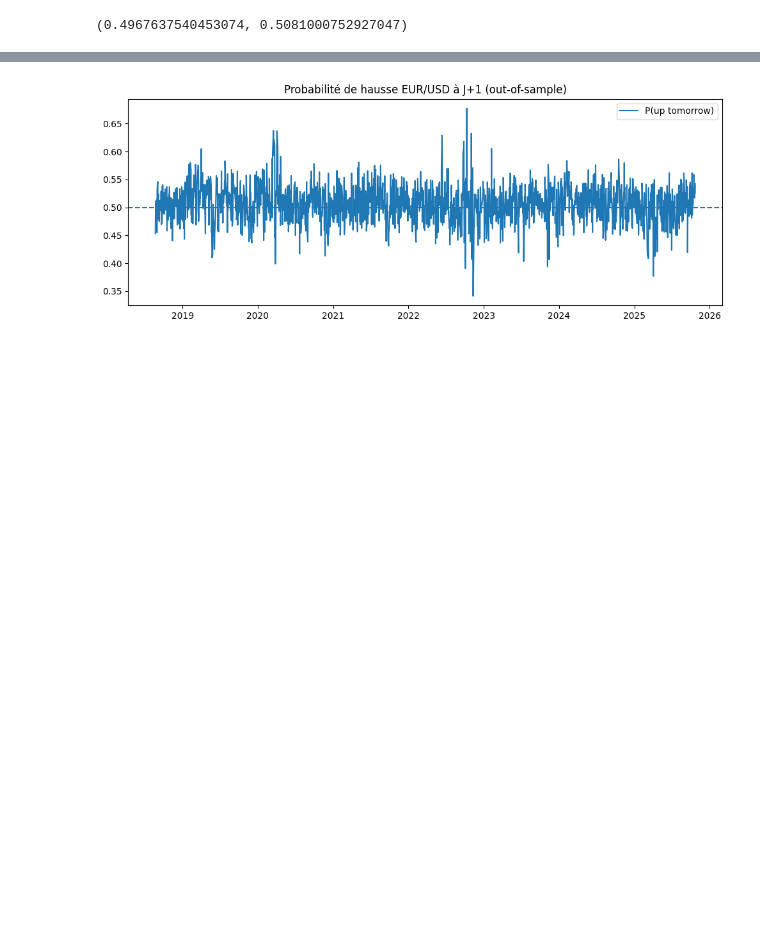
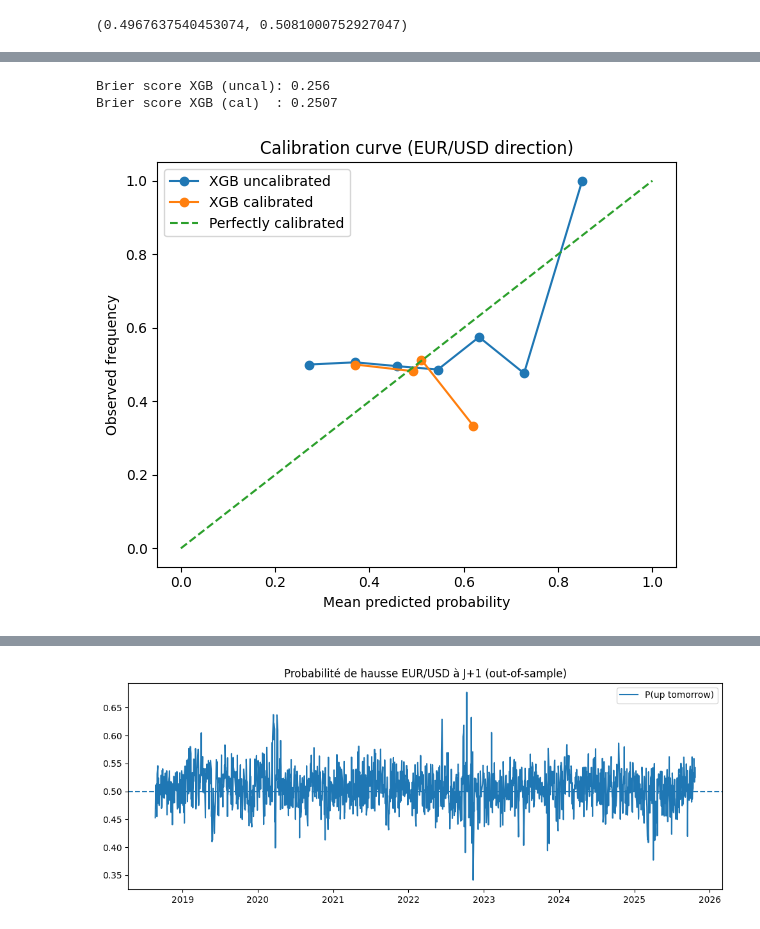
Before and after one commit to martou12/projet-ml-, a Jupyter notebook: notebooks/03_advanced_models.ipynb, the cells around one changed output, grey strips where cells are left out. Cells and saved outputs as stored; diff of their text form; code cells hidden in the pictures; blank space fills up the shorter version.

```diff
--- a/notebooks/03_advanced_models.ipynb
+++ b/notebooks/03_advanced_models.ipynb
@@ -183,3 +195,23 @@ Classification report:
    macro avg      0.496     0.496     0.493      1854
 weighted avg      0.496     0.497     0.493      1854
 (0.4967637540453074, 0.5081000752927047)
+# %%
+from sklearn.calibration import CalibratedClassifierCV, calibration_curve
+from sklearn.metrics import brier_score_loss
+from sklearn.model_selection import TimeSeriesSplit
+
+# Calibration des probabilités de XGBoost
+# On utilise TimeSeriesSplit pour rester cohérent avec finance (anti fuite)
+
+tscv = TimeSeriesSplit(n_splits=5)
+
+xgb_cal = CalibratedClassifierCV(
+    estimator=xgb_model,
+    method="isotonic",   # souvent meilleur mais peut overfit un peu
+    cv=tscv
+)
+
+xgb_cal.fit(X_train, y_train)
+
+# Évaluation standard
+evaluate_classifier(xgb_cal, X_train, y_train, X_test, y_test, name="XGBoost calibrated")
@@ -185,0 +236,27 @@ weighted avg      0.496     0.497     0.493      1854
+# %%
+# On récupère les probabilités de hausse (classe 1) sur le test
+proba_xgb = xgb_model.predict_proba(X_test)[:, 1]       # XGB "brut"
+proba_xgb_cal = xgb_cal.predict_proba(X_test)[:, 1]     # XGB calibré
+
+# Brier score = mesure la qualité des probabilités
+# plus c'est bas, plus les probas sont "fiables"
+print("Brier score XGB (uncal):", round(brier_score_loss(y_test, proba_xgb), 4))
+print("Brier score XGB (cal)  :", round(brier_score_loss(y_test, proba_xgb_cal), 4))
+# %% [output]
+Brier score XGB (uncal): 0.256
+Brier score XGB (cal)  : 0.2507
+# %%
+frac_pos_uncal, mean_pred_uncal = calibration_curve(y_test, proba_xgb, n_bins=10)
+frac_pos_cal, mean_pred_cal = calibration_curve(y_test, proba_xgb_cal, n_bins=10)
+plt.figure(figsize=(6, 5))
+plt.plot(mean_pred_uncal, frac_pos_uncal, marker="o", label="XGB uncalibrated")
+plt.plot(mean_pred_cal, frac_pos_cal, marker="o", label="XGB calibrated")
+plt.plot([0, 1], [0, 1], linestyle="--", label="Perfectly calibrated")
+plt.title("Calibration curve (EUR/USD direction)")
+plt.xlabel("Mean predicted probability")
+plt.ylabel("Observed frequency")
+plt.legend()
+plt.tight_layout()
+plt.show()
+# %% [output]
+[figure, added]
```
Also changed, not shown: parts of 5 cells of this notebook, 4 other files.
